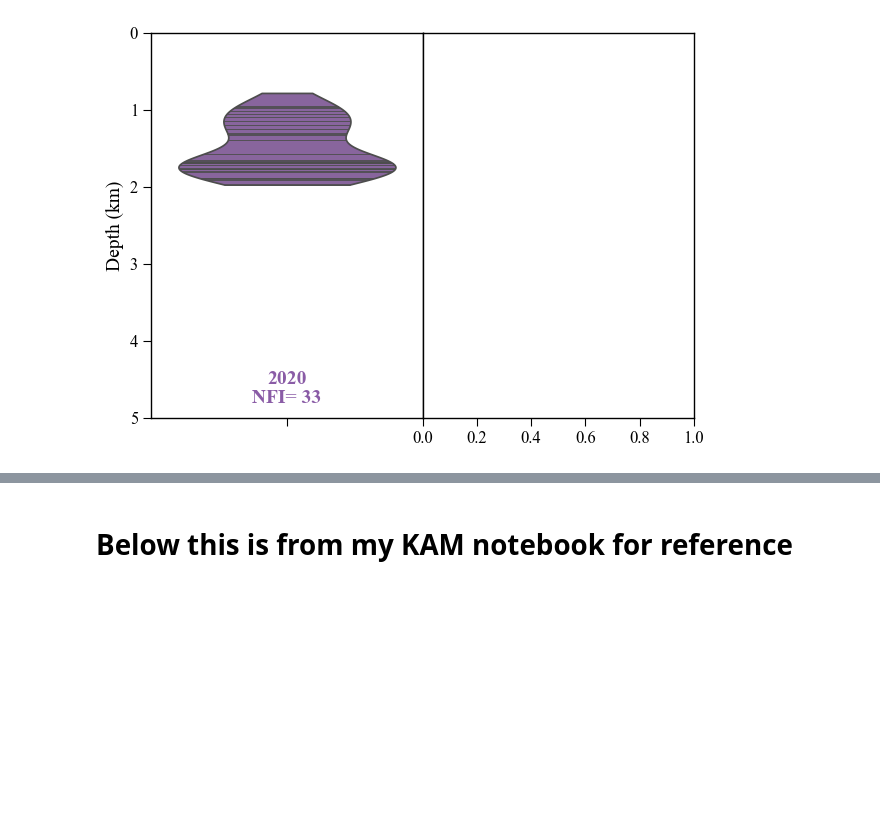
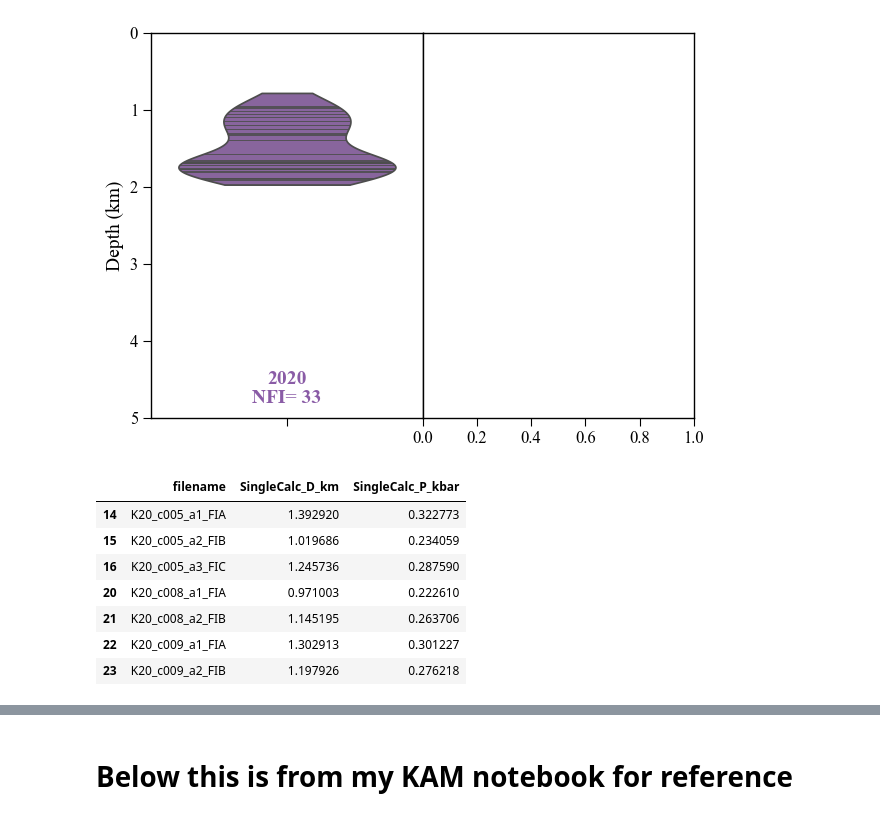
Before and after one commit to cljdevitre/PrePostCalderaKil_2025, a Jupyter notebook: Version_on_pcloud/Data/Data_KS20-527/KS20-527_compileRaman.ipynb, the cells around one changed output, grey strips where cells are left out. Cells and saved outputs as stored; diff of their text form; code cells hidden in the pictures; blank space fills up the shorter version.

```diff
--- a/Version_on_pcloud/Data/Data_KS20-527/KS20-527_compileRaman.ipynb
+++ b/Version_on_pcloud/Data/Data_KS20-527/KS20-527_compileRaman.ipynb
@@ -393,3 +383,14 @@ plt.subplots_adjust(wspace=0)  # Adjust horizontal space between subplots
 fig.savefig(figpath+slash+'2020_Kil_violin.pdf', format='pdf', dpi=300, transparent=True)
 # %% [output]
 [figure]
+# %%
+filtered_data[filtered_data['filename'].str.contains("008|009|005")][['filename', 'SingleCalc_D_km','SingleCalc_P_kbar']]
+# %% [output]
+|  | filename | SingleCalc_D_km | SingleCalc_P_kbar |
+| 14 | K20_c005_a1_FIA | 1.392920 | 0.322773 |
+| 15 | K20_c005_a2_FIB | 1.019686 | 0.234059 |
+| 16 | K20_c005_a3_FIC | 1.245736 | 0.287590 |
+| 20 | K20_c008_a1_FIA | 0.971003 | 0.222610 |
+| 21 | K20_c008_a2_FIB | 1.145195 | 0.263706 |
+| 22 | K20_c009_a1_FIA | 1.302913 | 0.301227 |
+| 23 | K20_c009_a2_FIB | 1.197926 | 0.276218 |
```
Also changed, not shown: parts of 3 cells of this notebook, 6 other files.
